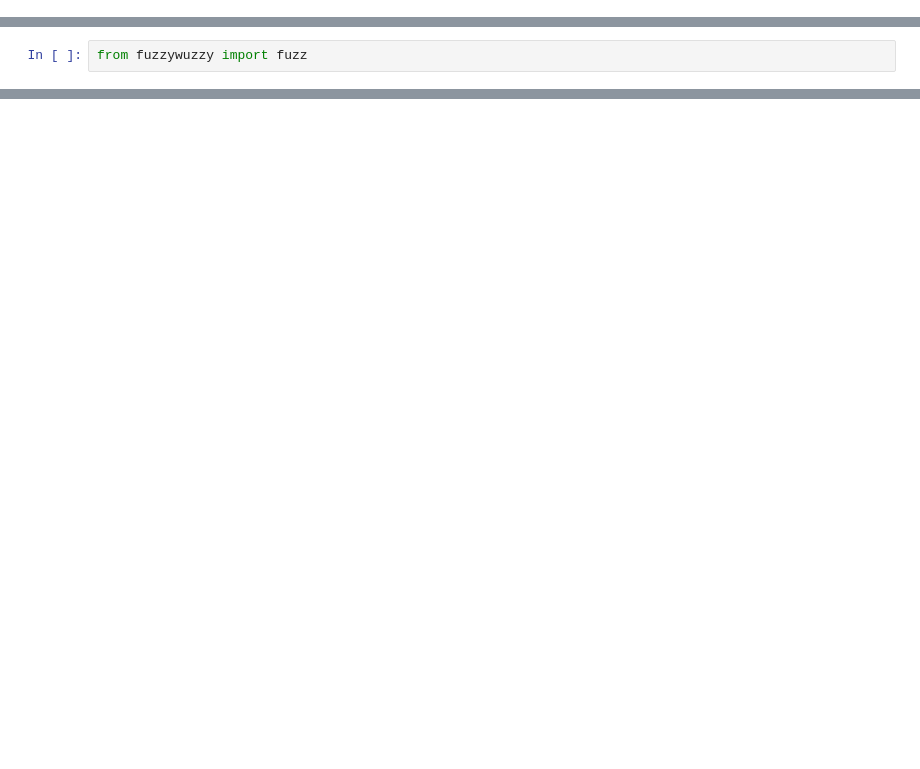
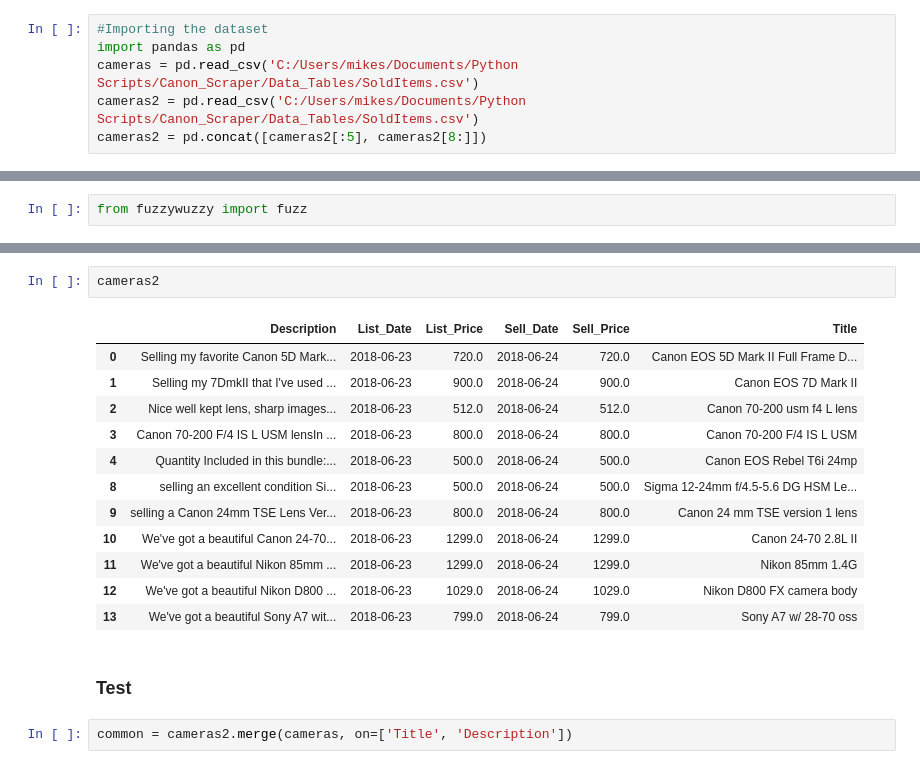
Before and after one commit to mikestef235/Canon_Scraper, a Jupyter notebook: iPython_Notebooks/90% Description Match.ipynb, the cells around one changed output, grey strips where cells are left out. Drawn from its saved outputs; the diff is of its cells as text; blank space fills up the shorter version.

```diff
--- a/iPython_Notebooks/90% Description Match.ipynb
+++ b/iPython_Notebooks/90% Description Match.ipynb
@@ -5,2 +1,8 @@ cameras = pd.read_csv('CanonCurrentListings.csv')
+# %%
+#Importing the dataset
+import pandas as pd
+cameras = pd.read_csv('C:/Users/mikes/Documents/Python Scripts/Canon_Scraper/Data_Tables/SoldItems.csv')
+cameras2 = pd.read_csv('C:/Users/mikes/Documents/Python Scripts/Canon_Scraper/Data_Tables/SoldItems.csv')
+cameras2 = pd.concat([cameras2[:5], cameras2[8:]])
 # %%
 #Getting the descriptions
@@ -43,0 +63,19 @@ fuzz.ratio(des[1],des2[1])
+# %%
+cameras2
+# %% [output]
+|  | Description | List_Date | List_Price | Sell_Date | Sell_Price | Title |
+| 0 | Selling my favorite Canon 5D Mark... | 2018-06-23 | 720.0 | 2018-06-24 | 720.0 | Canon EOS 5D Mark II Full Frame D... |
+| 1 | Selling my 7DmkII that I've used ... | 2018-06-23 | 900.0 | 2018-06-24 | 900.0 | Canon EOS 7D Mark II |
+| 2 | Nice well kept lens, sharp images... | 2018-06-23 | 512.0 | 2018-06-24 | 512.0 | Canon 70-200 usm f4 L lens |
+| 3 | Canon 70-200 F/4 IS L USM lensIn ... | 2018-06-23 | 800.0 | 2018-06-24 | 800.0 | Canon 70-200 F/4 IS L USM |
+| 4 | Quantity Included in this bundle:... | 2018-06-23 | 500.0 | 2018-06-24 | 500.0 | Canon EOS Rebel T6i 24mp |
+| 8 | selling an excellent condition Si... | 2018-06-23 | 500.0 | 2018-06-24 | 500.0 | Sigma 12-24mm f/4.5-5.6 DG HSM Le... |
+| 9 | selling a Canon 24mm TSE Lens Ver... | 2018-06-23 | 800.0 | 2018-06-24 | 800.0 | Canon 24 mm TSE version 1 lens |
+| 10 | We've got a beautiful Canon 24-70... | 2018-06-23 | 1299.0 | 2018-06-24 | 1299.0 | Canon 24-70 2.8L II |
+| 11 | We've got a beautiful Nikon 85mm ... | 2018-06-23 | 1299.0 | 2018-06-24 | 1299.0 | Nikon 85mm 1.4G |
+| 12 | We've got a beautiful Nikon D800 ... | 2018-06-23 | 1029.0 | 2018-06-24 | 1029.0 | Nikon D800 FX camera body |
+| 13 | We've got a beautiful Sony A7 wit... | 2018-06-23 | 799.0 | 2018-06-24 | 799.0 | Sony A7 w/ 28-70 oss |
+# %% [markdown]
+### Test
+# %%
+common = cameras2.merge(cameras, on=['Title', 'Description'])
```
Also changed, not shown: parts of 26 cells of this notebook, 8 other files.
